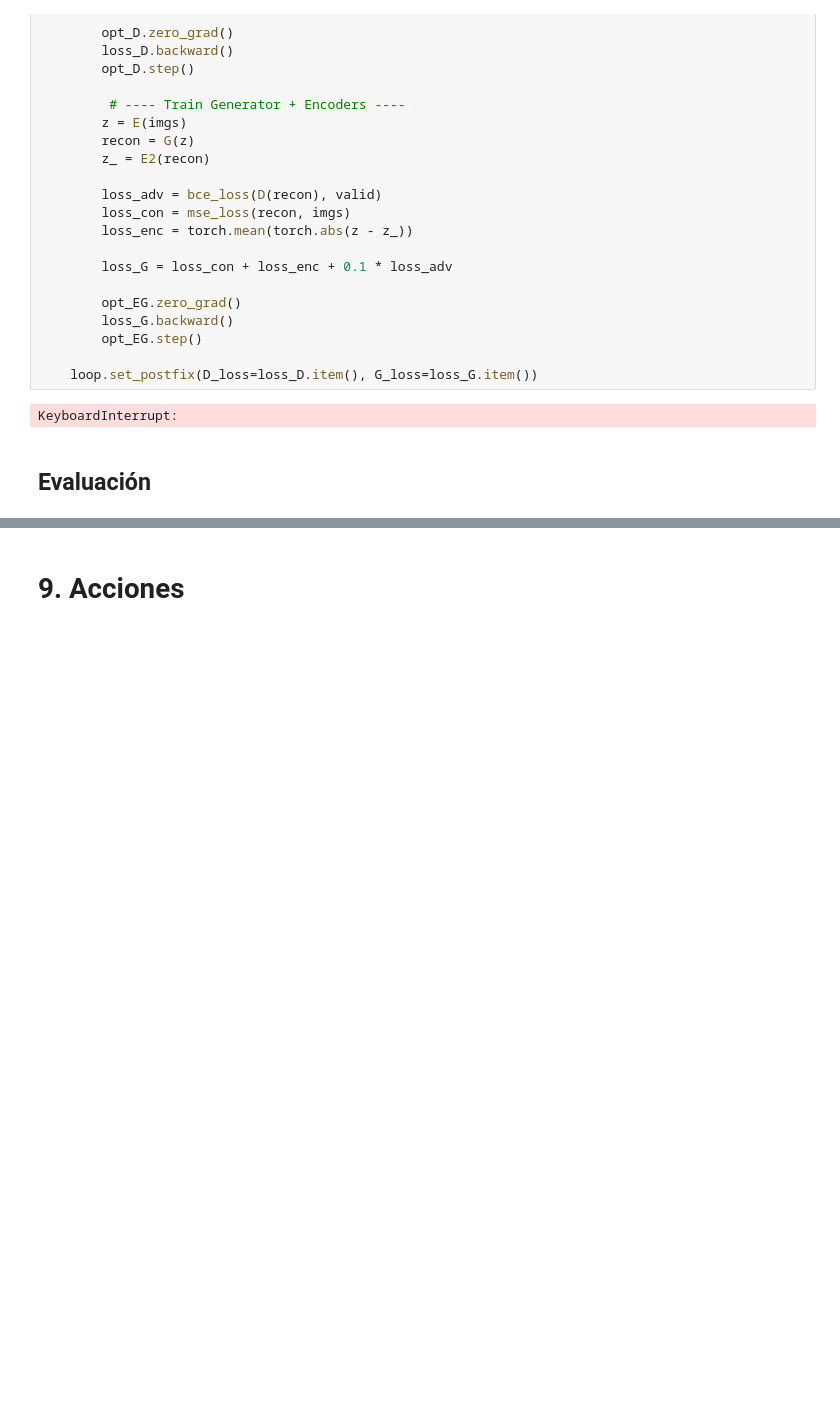
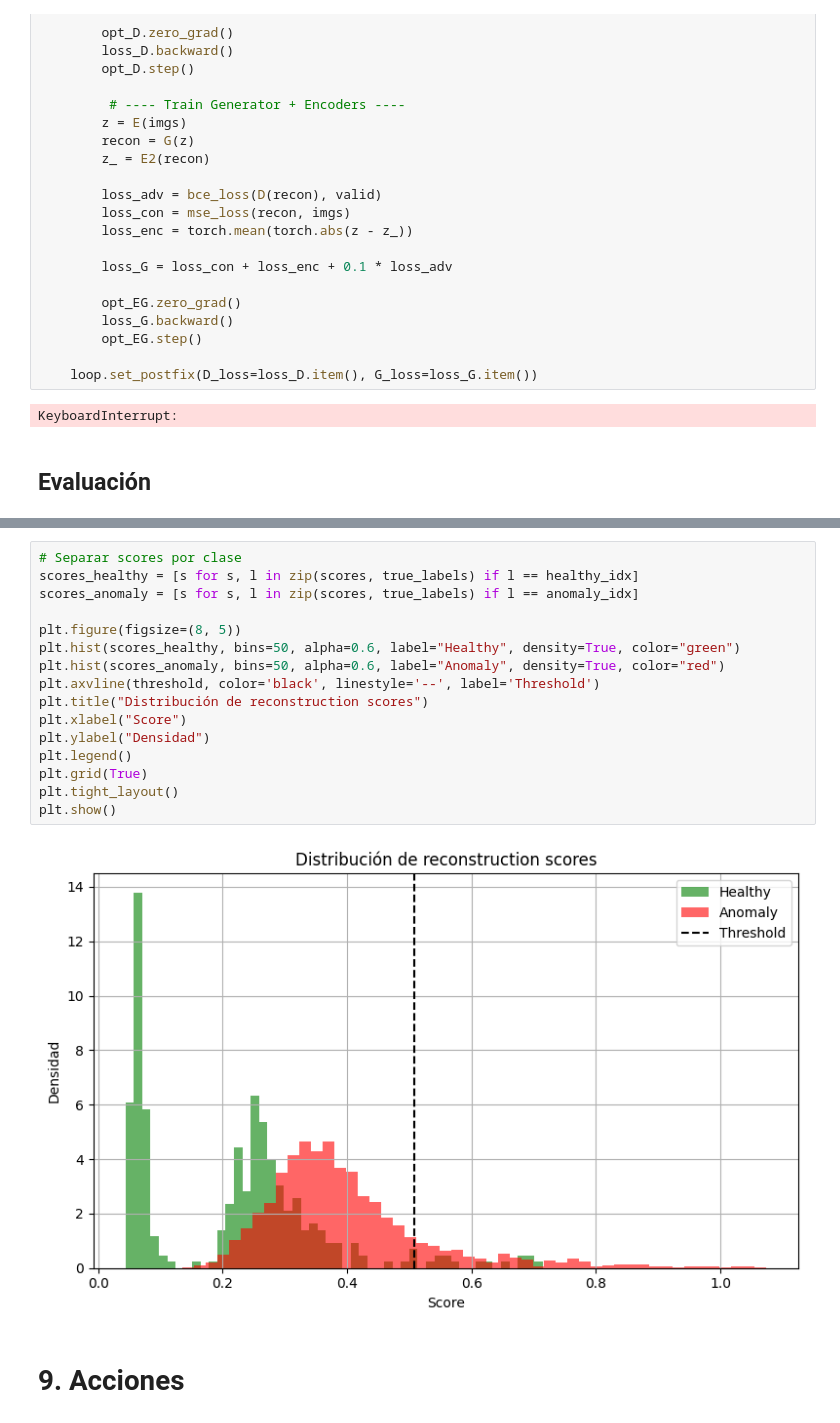
Before and after one commit to panconlocro/Caso-de-Aplicaci-n-de-GAN, a Jupyter notebook: code/preprocesamiento.ipynb, the cells around one changed output, grey strips where cells are left out. Cells and saved outputs as stored; diff of their text form; blank space fills up the shorter version.

```diff
--- a/code/preprocesamiento.ipynb
+++ b/code/preprocesamiento.ipynb
@@ -346,2 +344,20 @@ plt.show()
+# %%
+# Separar scores por clase
+scores_healthy = [s for s, l in zip(scores, true_labels) if l == healthy_idx]
+scores_anomaly = [s for s, l in zip(scores, true_labels) if l == anomaly_idx]
+
+plt.figure(figsize=(8, 5))
+plt.hist(scores_healthy, bins=50, alpha=0.6, label="Healthy", density=True, color="green")
+plt.hist(scores_anomaly, bins=50, alpha=0.6, label="Anomaly", density=True, color="red")
+plt.axvline(threshold, color='black', linestyle='--', label='Threshold')
+plt.title("Distribución de reconstruction scores")
+plt.xlabel("Score")
+plt.ylabel("Densidad")
+plt.legend()
+plt.grid(True)
+plt.tight_layout()
+plt.show()
+# %% [output]
+[figure, added]
 # %% [markdown]
 # 9. Acciones
```
Also changed, not shown: parts of 12 cells of this notebook, 1 other file.
